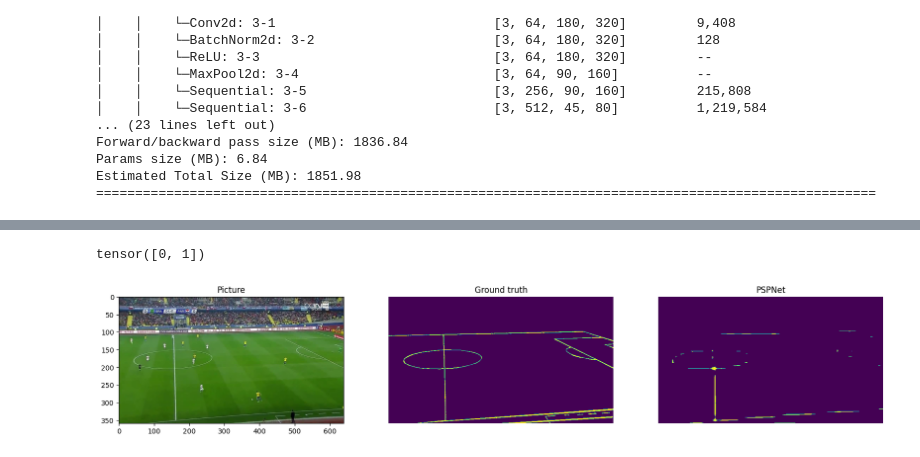
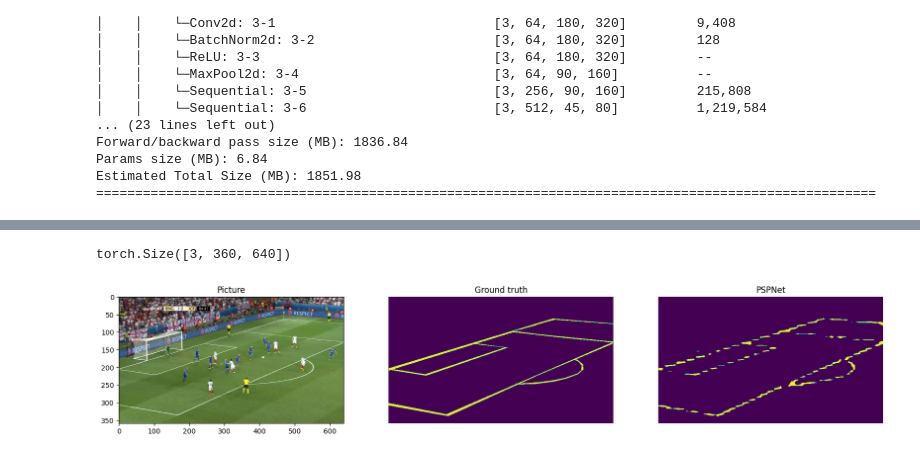
Before and after one commit to jagerbob/pspnet-semantic-segmentation, a Jupyter notebook: 03_pspnet_final.ipynb, the cells around one changed output, grey strips where cells are left out. Cells and saved outputs as stored; diff of their text form; code cells hidden in the pictures.

```diff
--- a/03_pspnet_final.ipynb
+++ b/03_pspnet_final.ipynb
@@ -17,5 +17,5 @@ from tqdm import tqdm
 from torch.utils.data import Dataset, DataLoader
 from torchvision import transforms as T
 
-device = "cuda" if torch.cuda.is_available() else "cpu"
+device = "cpu" if torch.cuda.is_available() else "cpu"
 # %%
@@ -207,21 +219,22 @@ def predict_image_mask(model, image):
         masked = masked.cpu().squeeze(0)
     return masked
 # %%
-image, mask = train_set[4]
+image, mask = train_set[69]
 masked = torch.argmax(mask, dim=0)
 pred_mask = predict_image_mask(model, image)
 
 fig, (ax1, ax2, ax3) = plt.subplots(1,3, figsize=(20,10))
 ax1.imshow(T.ToPILImage()(image))
 ax1.set_title('Picture')
 
 ax2.imshow(mask)
 ax2.set_title('Ground truth')
 ax2.set_axis_off()
 
+print(image.shape)
 ax3.imshow(pred_mask)
 ax3.set_title('PSPNet')
 ax3.set_axis_off()
 # %% [output]
-tensor([0, 1])
+torch.Size([3, 360, 640])
-[figure, old version]
+[figure, new version]
```
Also changed, not shown: parts of 5 cells of this notebook.
